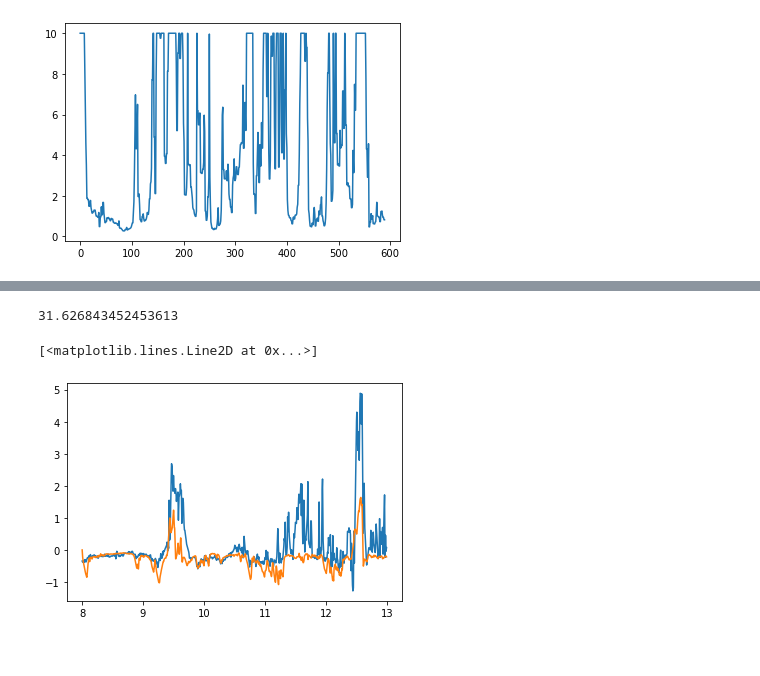
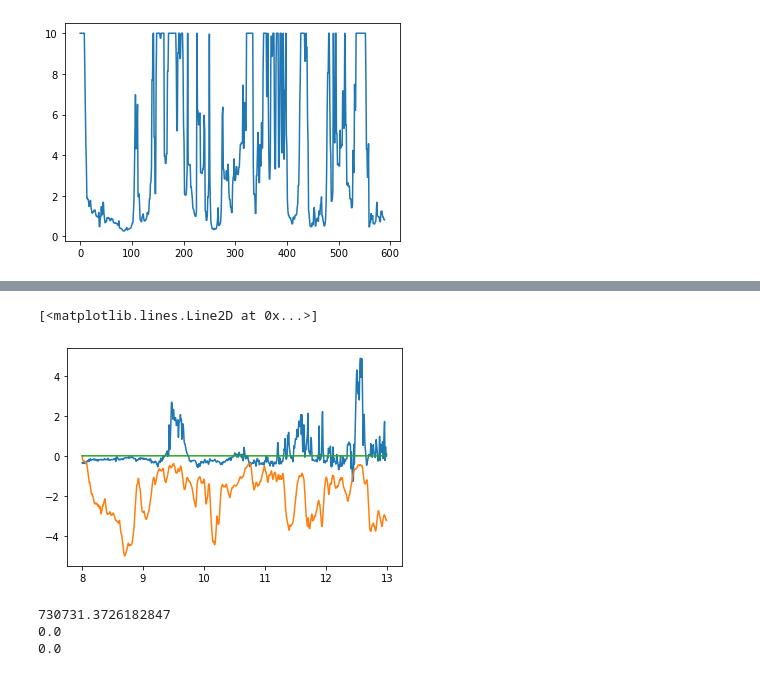
Before and after one commit to reykboerner/diusst, a Jupyter notebook: code/run_bayesian.ipynb, the cells around one changed output, grey strips where cells are left out. Saved outputs shown, nothing was run; the diff lists cells and outputs as text; code cells hidden in the pictures.

```diff
--- a/code/run_bayesian.ipynb
+++ b/code/run_bayesian.ipynb
@@ -176,16 +176,26 @@ print((time.time()-simstart)*10000)
 # %%
+kappa, mu, attenu = param_min[0], 0.1, param_min[2]
+
 simu = diusst(
             times, atemp, swrad, u_data=wind, sa_data=humid, T_f=ftemp,
             k_eddy=kappa, mu=mu, attenu=attenu,
             opac=opac, k_mol=k_mol,
             dz=dz0, ngrid=ngrid)
-# %% [output]
-31.626843452453613
 # %%
 plt.plot(times/86400,sst_data)
 plt.plot(times/86400,simu[0][:,0]-ftemp)
+plt.plot(times/86400,simu[0][:,3]-ftemp)
 # %% [output]
 [<matplotlib.lines.Line2D at 0x...>]
-[figure, old version]
+[figure, new version]
+# %%
+sst_model = simu[0][:,0]
+print(np.mean(((sst_data-sst_model)/sst_err)**2))
+print(np.exp(-np.mean(((sst_data-sst_model)/sst_err)**2)))
+print(np.exp(-np.inf))
+# %% [output]
+730731.3726182847
+0.0
+0.0
 # %%
 fig, ax = plt.subplots(dpi=100)
```
Also changed, not shown: parts of 2 cells of this notebook, 1 other file.
